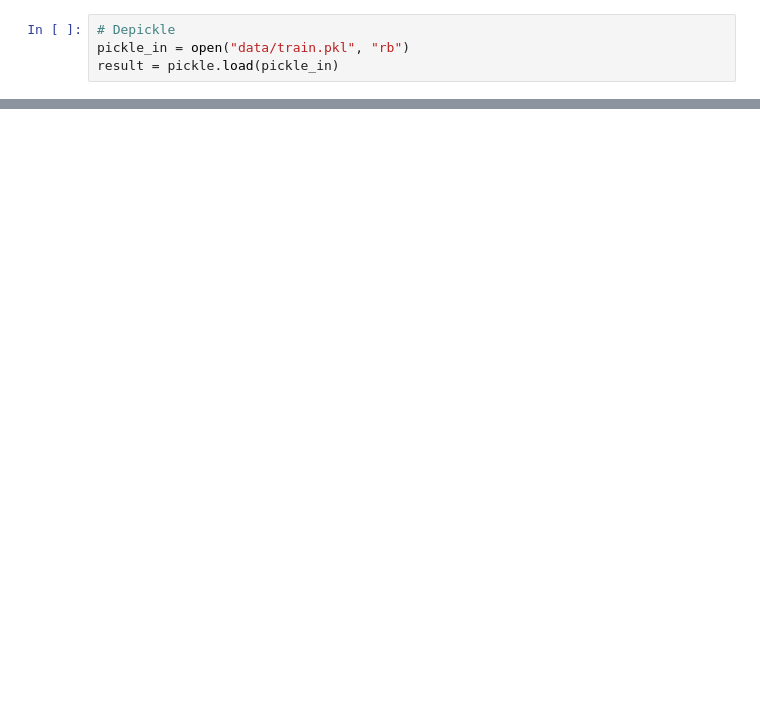
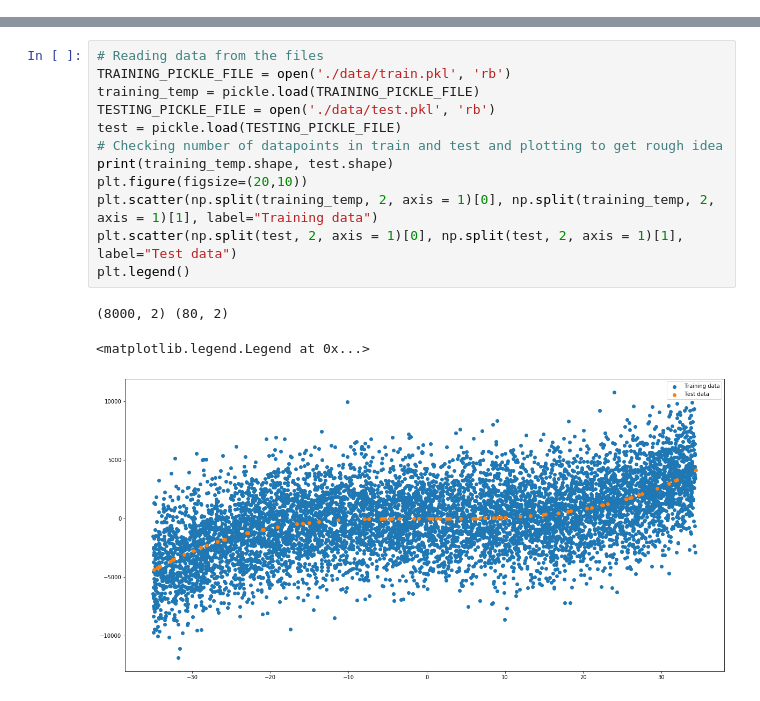
Before and after one commit to abhayp2204/Machine-Learning, a Jupyter notebook: test.ipynb, the cells around one changed output, grey strips where cells are left out. Saved outputs shown, nothing was run; the diff lists cells and outputs as text; blank space fills up the shorter version.

```diff
--- a/test.ipynb
+++ b/test.ipynb
@@ -13,4 +9,0 @@ from sklearn.pipeline import make_pipeline
-# %%
-# Depickle
-pickle_in = open("data/train.pkl", "rb")
-result = pickle.load(pickle_in)
@@ -88,0 +10,16 @@ R^2 Value:  0.2177112489122498
+# %%
+# Reading data from the files
+TRAINING_PICKLE_FILE = open('./data/train.pkl', 'rb')
+training_temp = pickle.load(TRAINING_PICKLE_FILE)
+TESTING_PICKLE_FILE = open('./data/test.pkl', 'rb')
+test = pickle.load(TESTING_PICKLE_FILE)
+# Checking number of datapoints in train and test and plotting to get rough idea
+print(training_temp.shape, test.shape)
+plt.figure(figsize=(20,10))
+plt.scatter(np.split(training_temp, 2, axis = 1)[0], np.split(training_temp, 2, axis = 1)[1], label="Training data")
+plt.scatter(np.split(test, 2, axis = 1)[0], np.split(test, 2, axis = 1)[1], label="Test data")
+plt.legend()
+# %% [output]
+(8000, 2) (80, 2)
+<matplotlib.legend.Legend at 0x...>
+[figure, added]
```
Also changed, not shown: parts of 10 cells of this notebook, 4 other files.
